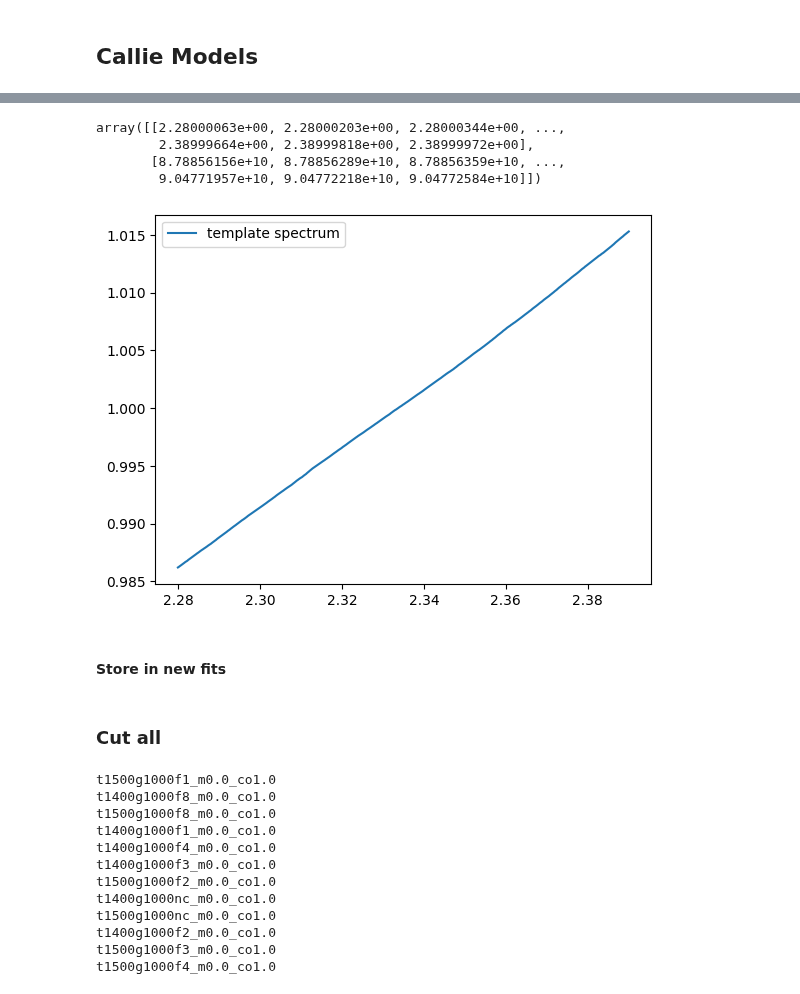
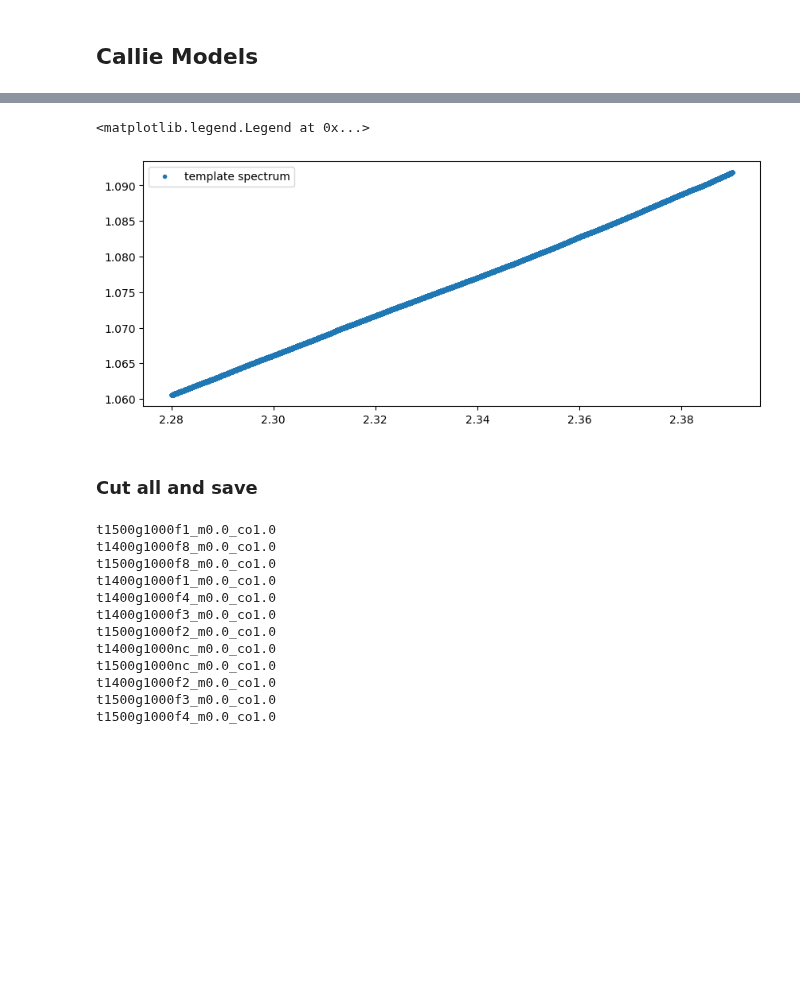
Before and after one commit to alphalyncis/dopplerimg, a Jupyter notebook: code/calliemodels.ipynb, the cells around one changed output, grey strips where cells are left out. Cells and saved outputs as stored; diff of their text form; code cells hidden in the pictures; blank space fills up the shorter version.

```diff
--- a/code/calliemodels.ipynb
+++ b/code/calliemodels.ipynb
@@ -10,4 +10,6 @@ with open("../data/CallieModels/original_format/t1400g1000f1_m0.0_co1.0.spec") a
     data = f.readlines()
 # %%
 model = np.array([[data[i].split("\t")[0], data[i].split("\t")[1]] for i in range(2, len(data))], dtype=float)
+model.sort(axis=0)
+model[:,1]/=np.median(model[:,1])
 # %% [markdown]
@@ -32,17 +24,10 @@ plt.legend()
 # %%
+plt.figure(figsize=(10,4))
 tind = (model[:,0] > 2.28) * (model[:,0] < 2.39)
 lam = model[tind,0]
 template = model[tind,1]
-template = template/np.median(template)
-plt.plot(lam, template, label="template spectrum")
+plt.plot(lam, template, ".", label="template spectrum")
 plt.legend()
-new_model = np.array([model[tind,0], model[tind,1]])
-new_model
 # %% [output]
-array([[2.28000063e+00, 2.28000203e+00, 2.28000344e+00, ...,
-        2.38999664e+00, 2.38999818e+00, 2.38999972e+00],
-       [8.78856156e+10, 8.78856289e+10, 8.78856359e+10, ...,
-        9.04771957e+10, 9.04772218e+10, 9.04772584e+10]])
+<matplotlib.legend.Legend at 0x...>
-[figure, old version]
+[figure, new version]
-# %% [markdown]
-#### Store in new fits
@@ -55,5 +34,5 @@ t.writeto(savename)
 # %% [markdown]
-### Cut all
+### Cut all and save
 # %%
 for file in glob.glob(f"../data/CallieModels/original_format/t*.spec"):
     filename=file.split("/")[-1][:-5]
```
Also changed, not shown: parts of 4 cells of this notebook.
